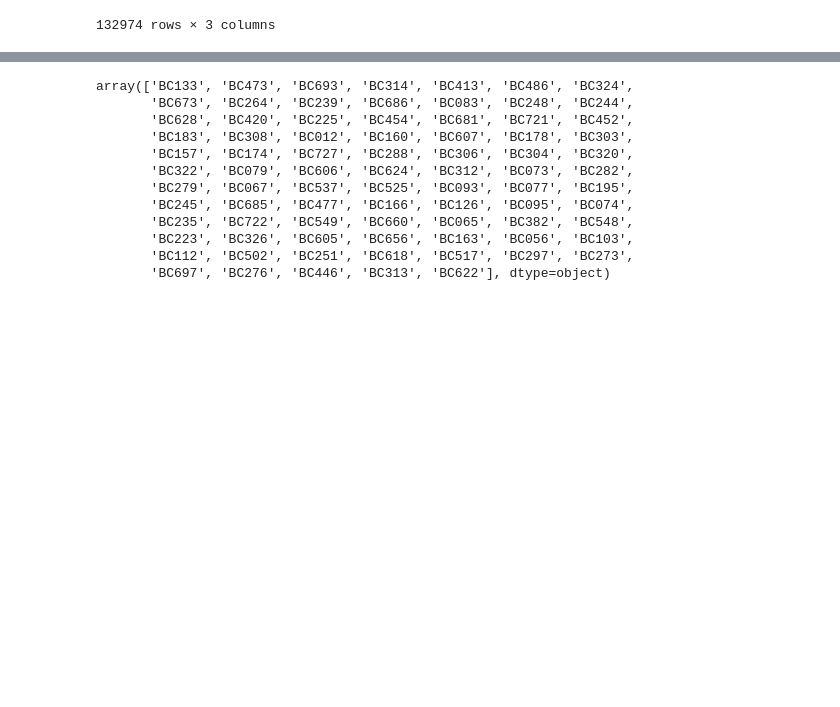
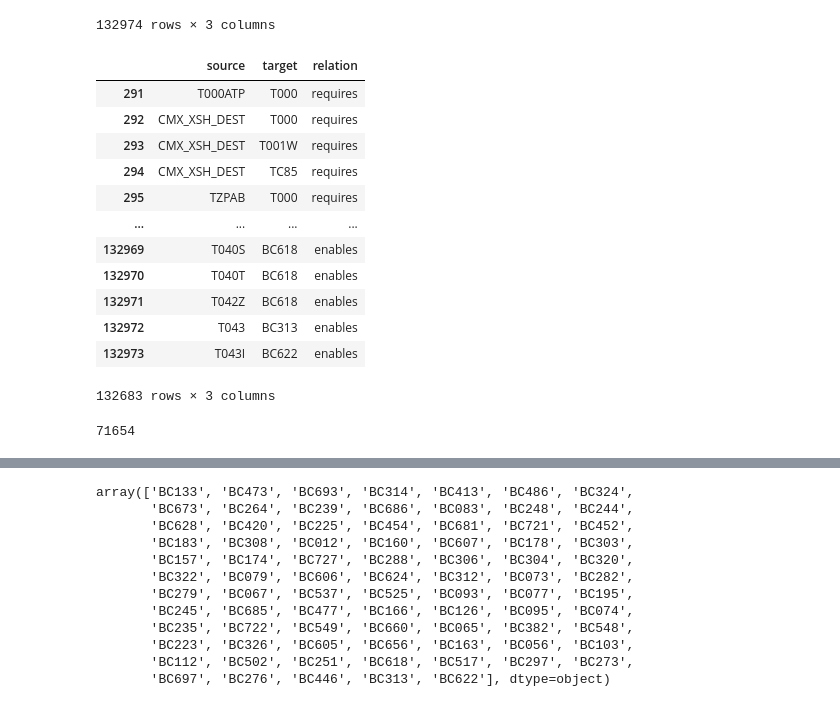
Before and after one commit to RusheelIyer/comp_lightgcn, a Jupyter notebook: test.ipynb, the cells around one changed output, grey strips where cells are left out. Cells and saved outputs as stored; diff of their text form; code cells hidden in the pictures; blank space fills up the shorter version.

```diff
--- a/test.ipynb
+++ b/test.ipynb
@@ -19,3 +20,33 @@ df
 | 132972 | T043 | BC313 | enables |
 | 132973 | T043I | BC622 | enables |
 132974 rows × 3 columns
+# %%
+interaction_df = df[df['relation'] == 'uses']
+knowledge_df = df[df['relation'] != 'uses']
+knowledge_df
+# %% [output]
+|  | source | target | relation |
+| 291 | T000ATP | T000 | requires |
+| 292 | CMX_XSH_DEST | T000 | requires |
+| 293 | CMX_XSH_DEST | T001W | requires |
+| 294 | CMX_XSH_DEST | TC85 | requires |
+| 295 | TZPAB | T000 | requires |
+| ... | ... | ... | ... |
+| 132969 | T040S | BC618 | enables |
+| 132970 | T040T | BC618 | enables |
+| 132971 | T042Z | BC618 | enables |
+| 132972 | T043 | BC313 | enables |
+| 132973 | T043I | BC622 | enables |
+132683 rows × 3 columns
+# %%
+def get_unique_count(df):
+    source_set = set(df['source'])
+    target_set = set(df['target'])
+
+    x = source_set.union(target_set)
+
+    return len(x)
+
+get_unique_count(knowledge_df)
+# %% [output]
+71654
```
Also changed, not shown: parts of 3 cells of this notebook, 1 other file.
